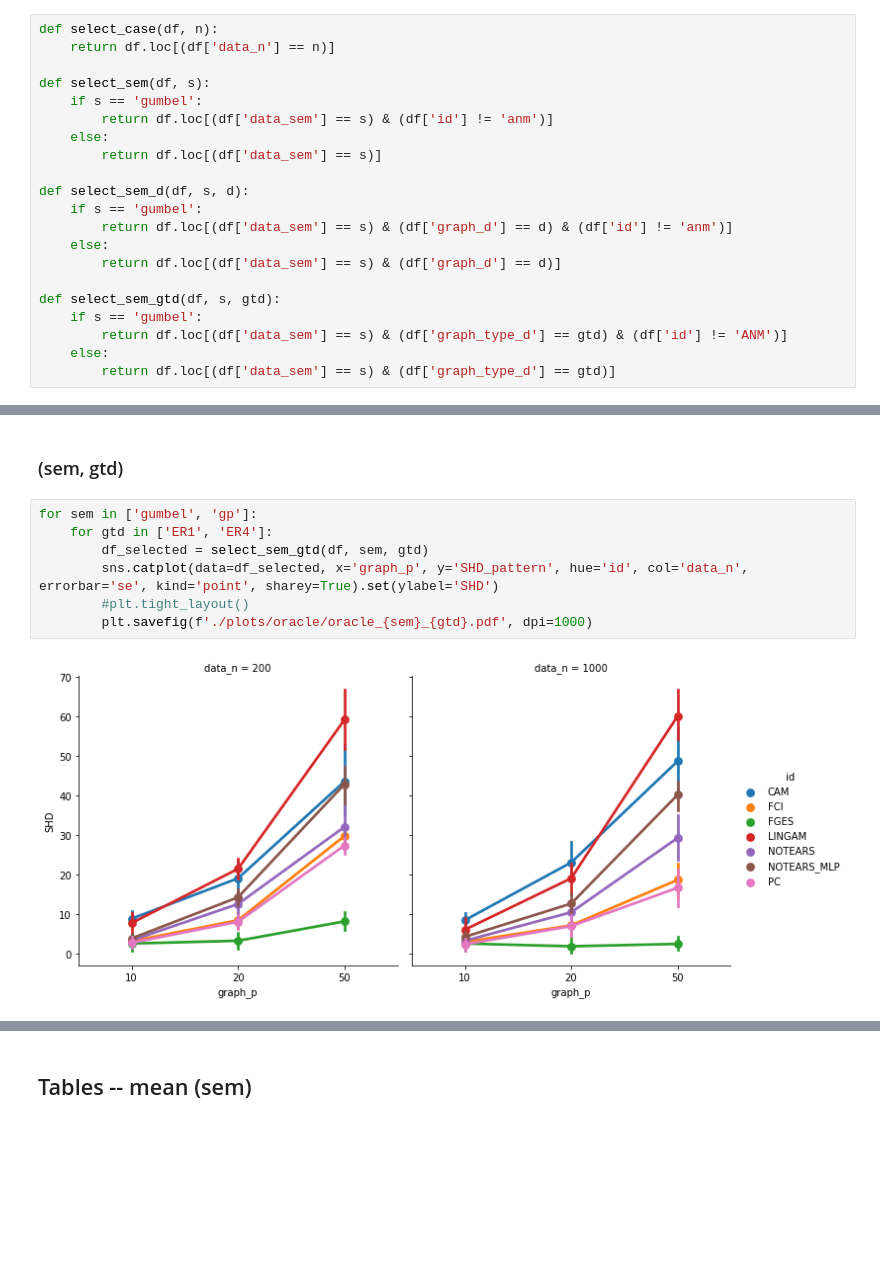
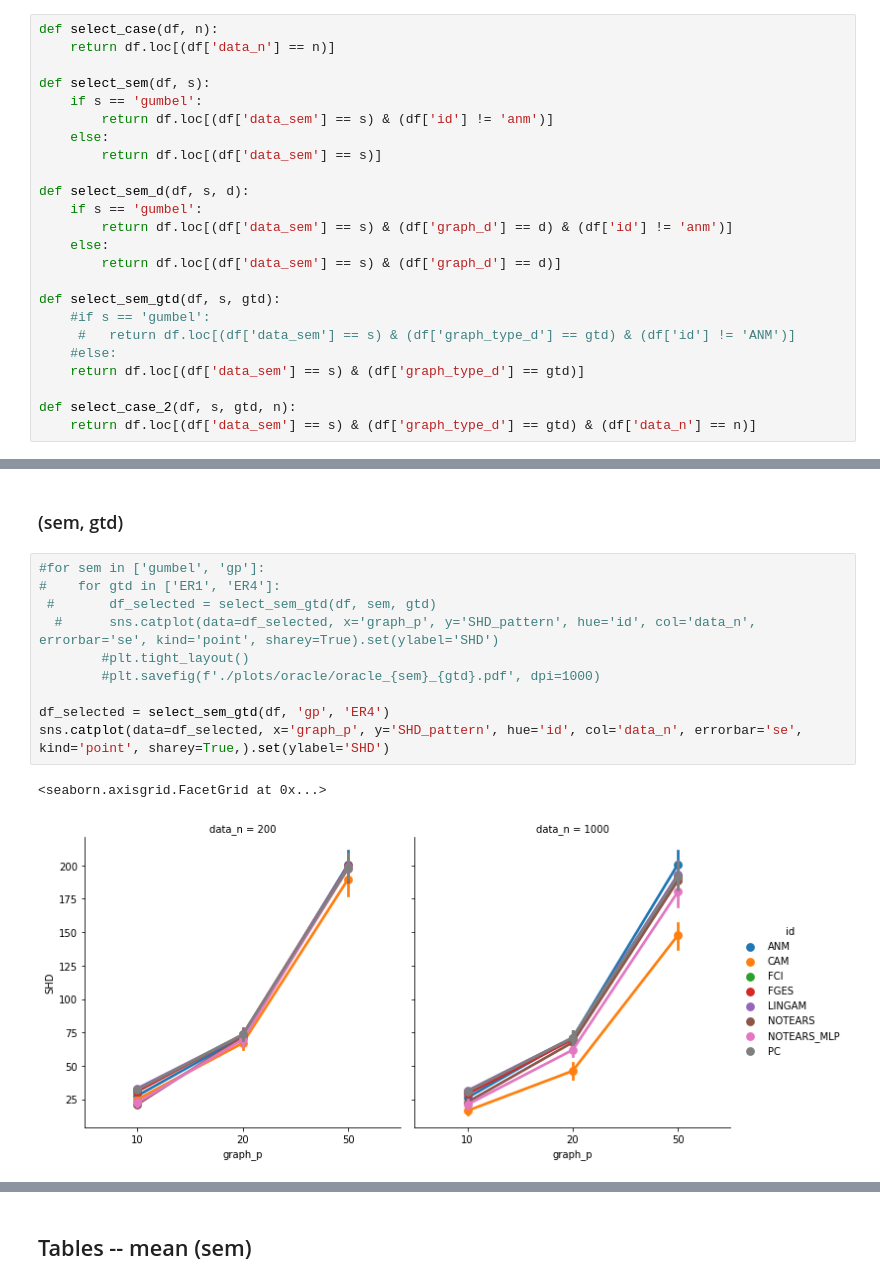
Before and after one commit to misoc-mml/hyperparams-causal-discovery, a Jupyter notebook: hyperparams/hyperparam_oracle.ipynb, the cells around one changed output, grey strips where cells are left out. Saved outputs shown, nothing was run; the diff lists cells and outputs as text; blank space fills up the shorter version.

Commit message:
Oracle -- more detailed plots for clarity.

```diff
--- a/hyperparams/hyperparam_oracle.ipynb
+++ b/hyperparams/hyperparam_oracle.ipynb
@@ -30,10 +31,13 @@ def select_sem_d(df, s, d):
         return df.loc[(df['data_sem'] == s) & (df['graph_d'] == d)]
 
 def select_sem_gtd(df, s, gtd):
-    if s == 'gumbel':
-        return df.loc[(df['data_sem'] == s) & (df['graph_type_d'] == gtd) & (df['id'] != 'ANM')]
-    else:
-        return df.loc[(df['data_sem'] == s) & (df['graph_type_d'] == gtd)]
+    #if s == 'gumbel':
+     #   return df.loc[(df['data_sem'] == s) & (df['graph_type_d'] == gtd) & (df['id'] != 'ANM')]
+    #else:
+    return df.loc[(df['data_sem'] == s) & (df['graph_type_d'] == gtd)]
+
+def select_case_2(df, s, gtd, n):
+    return df.loc[(df['data_sem'] == s) & (df['graph_type_d'] == gtd) & (df['data_n'] == n)]
 # %% [markdown]
 ### sem by gtd
 # %% [markdown]
@@ -88,11 +92,15 @@ SEM=gp, d=4
 # %% [markdown]
 ### (sem, gtd)
 # %%
-for sem in ['gumbel', 'gp']:
-    for gtd in ['ER1', 'ER4']:
-        df_selected = select_sem_gtd(df, sem, gtd)
-        sns.catplot(data=df_selected, x='graph_p', y='SHD_pattern', hue='id', col='data_n', errorbar='se', kind='point', sharey=True).set(ylabel='SHD')
+#for sem in ['gumbel', 'gp']:
+#    for gtd in ['ER1', 'ER4']:
+ #       df_selected = select_sem_gtd(df, sem, gtd)
+  #      sns.catplot(data=df_selected, x='graph_p', y='SHD_pattern', hue='id', col='data_n', errorbar='se', kind='point', sharey=True).set(ylabel='SHD')
         #plt.tight_layout()
-        plt.savefig(f'./plots/oracle/oracle_{sem}_{gtd}.pdf', dpi=1000)
+        #plt.savefig(f'./plots/oracle/oracle_{sem}_{gtd}.pdf', dpi=1000)
+
+df_selected = select_sem_gtd(df, 'gp', 'ER4')
+sns.catplot(data=df_selected, x='graph_p', y='SHD_pattern', hue='id', col='data_n', errorbar='se', kind='point', sharey=True,).set(ylabel='SHD')
 # %% [output]
+<seaborn.axisgrid.FacetGrid at 0x...>
-[figure, old version]
+[figure, new version]
```
Also changed, not shown: parts of 5 cells of this notebook, 6 other files.
